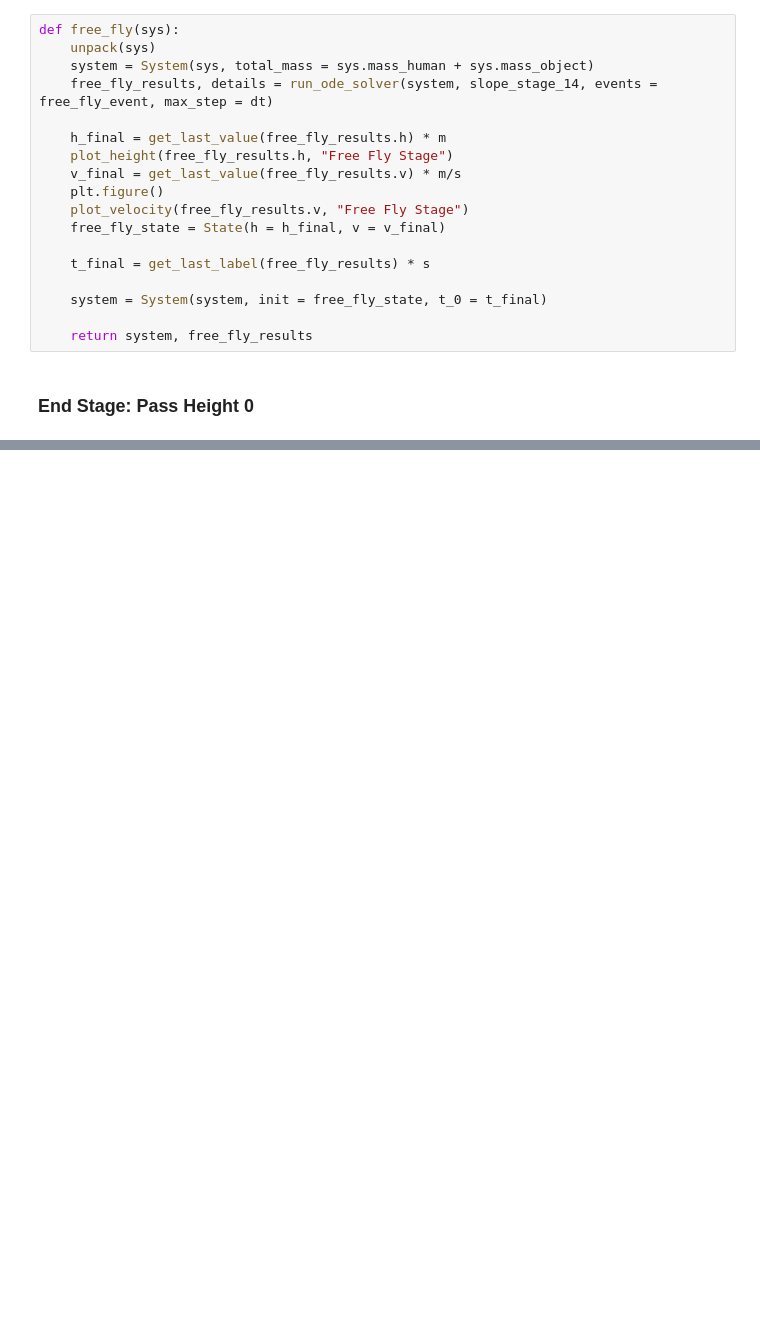
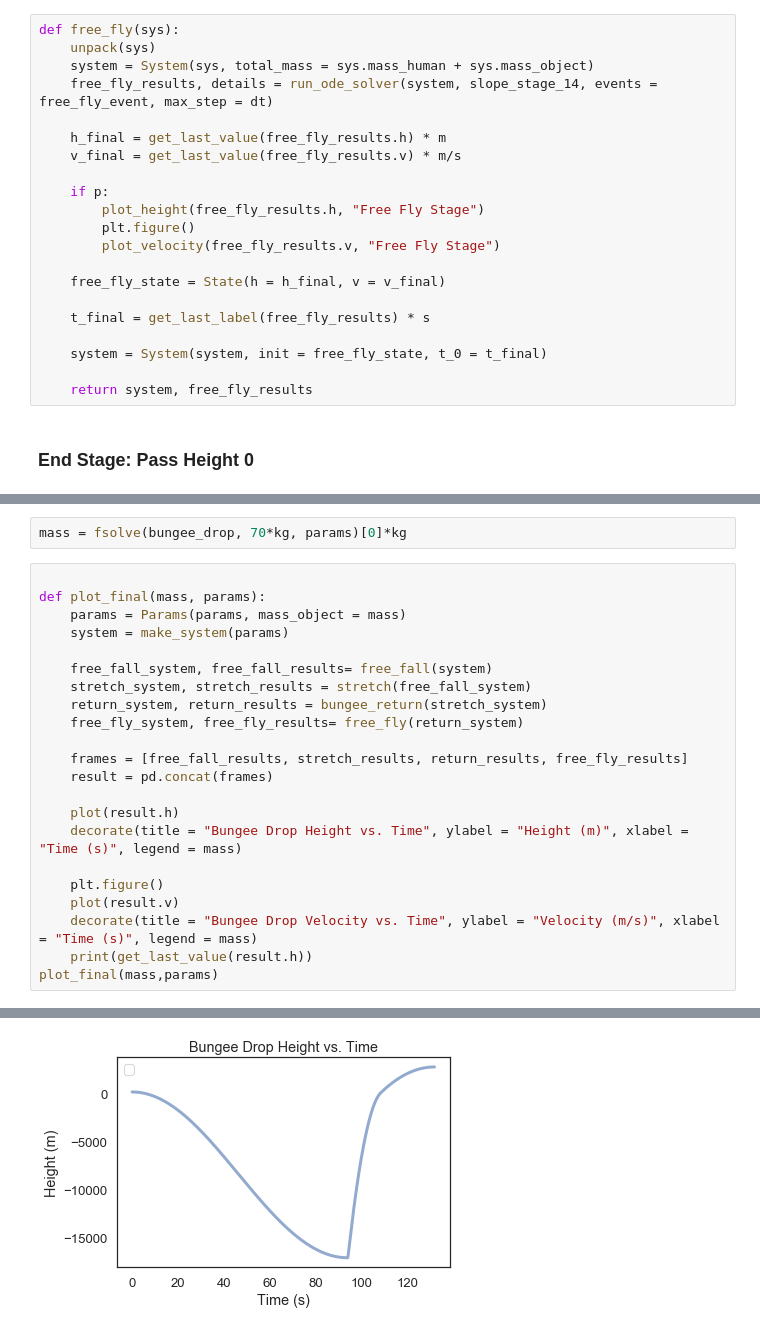
Before and after one commit to nightengail/Modsim-Project-3, a Jupyter notebook: Bungee Jumping Drop_ Modsim Project 3.ipynb, the cells around one changed output, grey strips where cells are left out. Drawn from its saved outputs; the diff is of its cells as text; blank space fills up the shorter version.

```diff
--- a/Bungee Jumping Drop_ Modsim Project 3.ipynb
+++ b/Bungee Jumping Drop_ Modsim Project 3.ipynb
@@ -253,10 +213,13 @@ def free_fly(sys):
     free_fly_results, details = run_ode_solver(system, slope_stage_14, events = free_fly_event, max_step = dt)
 
     h_final = get_last_value(free_fly_results.h) * m
-    plot_height(free_fly_results.h, "Free Fly Stage")
     v_final = get_last_value(free_fly_results.v) * m/s
-    plt.figure()
-    plot_velocity(free_fly_results.v, "Free Fly Stage")
+
+    if p:
+        plot_height(free_fly_results.h, "Free Fly Stage")
+        plt.figure()
+        plot_velocity(free_fly_results.v, "Free Fly Stage")
+
     free_fly_state = State(h = h_final, v = v_final)
 
     t_final = get_last_label(free_fly_results) * s
@@ -308,0 +298,25 @@ print(get_last_value(result.h))
+# %%
+mass = fsolve(bungee_drop, 70*kg, params)[0]*kg
+# %%
+
+def plot_final(mass, params):
+    params = Params(params, mass_object = mass)
+    system = make_system(params)
+
+    free_fall_system, free_fall_results= free_fall(system)
+    stretch_system, stretch_results = stretch(free_fall_system)
+    return_system, return_results = bungee_return(stretch_system)
+    free_fly_system, free_fly_results= free_fly(return_system)
+
+    frames = [free_fall_results, stretch_results, return_results, free_fly_results]
+    result = pd.concat(frames)
+
+    plot(result.h)
+    decorate(title = "Bungee Drop Height vs. Time", ylabel = "Height (m)", xlabel = "Time (s)", legend = mass)
+
+    plt.figure()
+    plot(result.v)
+    decorate(title = "Bungee Drop Velocity vs. Time", ylabel = "Velocity (m/s)", xlabel = "Time (s)", legend = mass)
+    print(get_last_value(result.h))
+plot_final(mass,params)
+# %% [output]
@@ -308,0 +324 @@ print(get_last_value(result.h))
+[figure, added]
```
Also changed, not shown: parts of 19 cells of this notebook.
